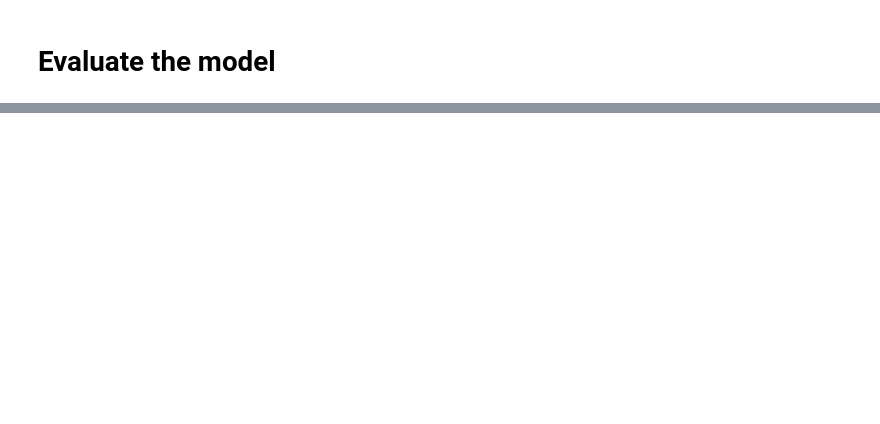
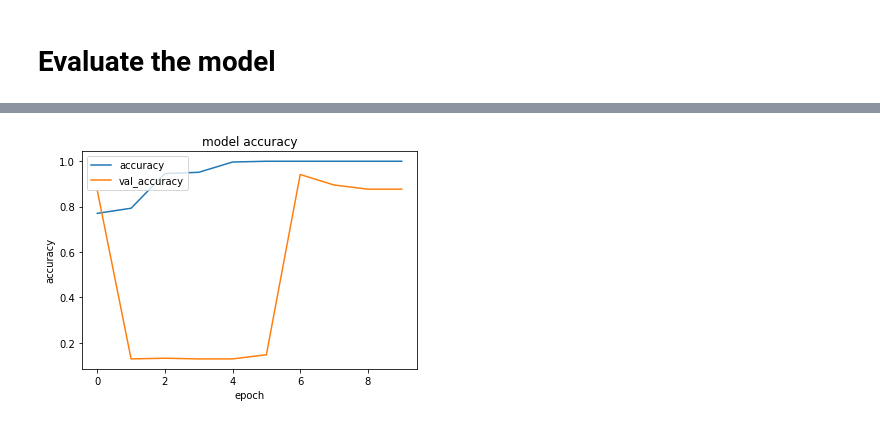
Before and after one commit to MatejHor/Bachelor, a Jupyter notebook: cnn_unet_adaptive_model.ipynb, the cells around one changed output, grey strips where cells are left out. Saved outputs shown, nothing was run; the diff lists cells and outputs as text; code cells hidden in the pictures; blank space fills up the shorter version.

```diff
--- a/cnn_unet_adaptive_model.ipynb
+++ b/cnn_unet_adaptive_model.ipynb
@@ -103,10 +167,10 @@ Shape of test (32768, 96, 96, 3) 32768 (32768, 1)
 # %% [markdown]
 # Build model
 # %%
-batch_size = 64
+batch_size = 10
 epochs = 10
 num_classes = 2
-shape = (96, 96, 3)
+shape = x_train[0].shape
 # %% [markdown]
 ## Backpropagation
 # %%
@@ -263,12 +343,12 @@ callbacks = [
 model.compile(loss=keras.losses.categorical_crossentropy,
               optimizer=keras.optimizers.Adam(),
               metrics=[
-                       precision,
-                       recall,
-                       'accuracy',
-                       tensorflow.keras.metrics.TruePositives(),
-                       tensorflow.keras.metrics.FalsePositives(),
-                       tensorflow.keras.metrics.FalseNegatives()
+                  tensorflow.keras.metrics.Precision(),
+                  'accuracy',
+                  tensorflow.keras.metrics.Recall(),
+                  tensorflow.keras.metrics.TruePositives(),
+                  tensorflow.keras.metrics.FalsePositives(),
+                  tensorflow.keras.metrics.FalseNegatives()
                       ])
 
 model.summary()
@@ -294,7 +374,7 @@ ________________________________________________________________________________
 history = model.fit(
     x_train,
     to_categorical(y_train),
-    # batch_size=batch_size,
+    batch_size=batch_size,
     epochs=epochs,
     verbose=1,
     validation_data=(x_valid, to_categorical(y_valid)),
@@ -352,0 +438,71 @@ My accuracy tf.Tensor(65537.0, shape=(), dtype=float32)
+# %%
+import matplotlib.pyplot as plt
+
+plt.plot(history.history['accuracy'])
+plt.plot(history.history['val_accuracy'])
+plt.title('model accuracy')
+plt.ylabel('accuracy')
+plt.xlabel('epoch')
+plt.legend(['accuracy', 'val_accuracy'], loc='upper left')
+plt.show()
+
+# plt.plot(history.history['loss'])
+# plt.plot(history.history['val_loss'])
+# plt.title('model loss')
+# plt.ylabel('loss')
+# plt.xlabel('epoch')
+# plt.legend(['loss', 'val_loss'], loc='upper left')
+# plt.show()
+
+# plt.plot(history.history['recall'])
+# plt.plot(history.history['precision'])
+# plt.plot(history.history['val_precision'])
+# plt.plot(history.history['val_recall'])
+# plt.title('recall precision')
+# plt.ylabel('recall, precision')
+# plt.xlabel('epochs')
+# plt.legend(['recall', 'precision'], loc='upper left')
+# plt.show()
+
+plt.plot(history.history['precision'])
+plt.plot(history.history['val_precision'])
+plt.title('val_precision precision')
+plt.ylabel('val_precision, precision')
+plt.xlabel('epochs')
+plt.legend(['val_precision', 'precision'], loc='upper left')
+plt.show()
+
+
+plt.plot(history.history['recall'])
+plt.plot(history.history['val_recall'])
+plt.title('val_recall recall')
+plt.ylabel('val_recall, recall')
+plt.xlabel('epochs')
+plt.legend(['val_recall', 'recall'], loc='upper left')
+plt.show()
+
+plt.plot(history.history['true_positives'])
+plt.plot(history.history['val_true_positives'])
+plt.title('val_true_positives true_positives')
+plt.ylabel('val_true_positives, true_positives')
+plt.xlabel('epochs')
+plt.legend(['val_true_positives', 'true_positives'], loc='upper left')
+plt.show()
+
+plt.plot(history.history['false_positives'])
+plt.plot(history.history['val_false_positives'])
+plt.title('val_false_positives false_positives')
+plt.ylabel('val_false_positives, false_positives')
+plt.xlabel('epochs')
+plt.legend(['val_false_positives', 'false_positives'], loc='upper left')
+plt.show()
+
+plt.plot(history.history['false_negatives'])
+plt.plot(history.history['val_false_negatives'])
+plt.title('val_false_negatives false_negatives')
+plt.ylabel('val_false_negatives, false_negatives')
+plt.xlabel('epochs')
+plt.legend(['val_false_negatives', 'false_negatives'], loc='upper left')
+plt.show()
+# %% [output]
+[figure, added]
```
Also changed, not shown: parts of 32 cells of this notebook, 17 other files.
